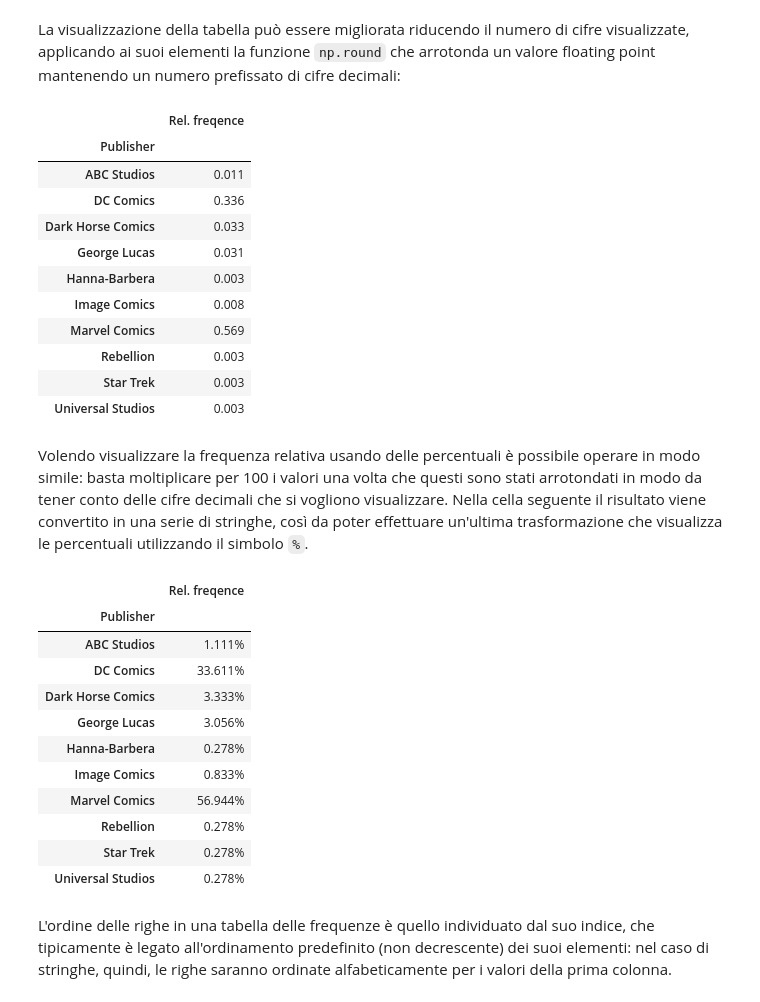
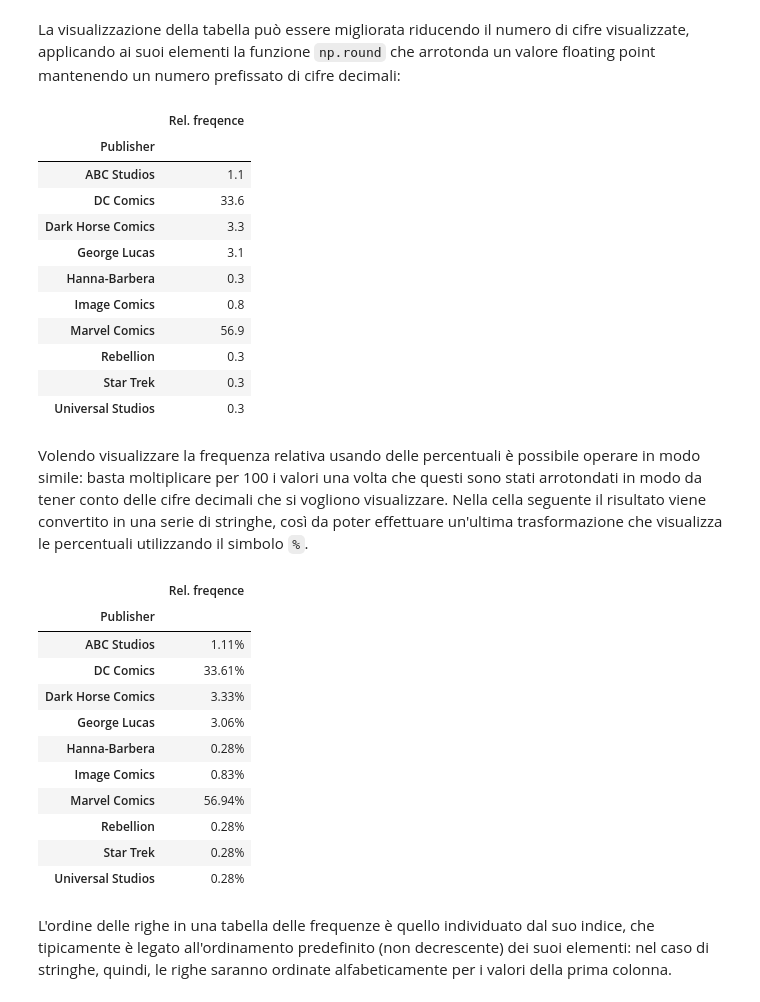
Before and after one commit to dariomalchiodi/superhero-datascience, a Jupyter notebook: content/L03-Dati_e_frequenze.ipynb, the cells around one changed output. Drawn from its saved outputs; the diff is of its cells as text; code cells hidden in the pictures.

```diff
--- a/content/L03-Dati_e_frequenze.ipynb
+++ b/content/L03-Dati_e_frequenze.ipynb
@@ -168,39 +179,39 @@ publisher_rel_freq
 # %% [markdown]
 La visualizzazione della tabella può essere migliorata riducendo il numero di cifre visualizzate, applicando ai suoi elementi la funzione `np.round` che arrotonda un valore floating point mantenendo un numero prefissato di cifre decimali:
 # %%
-publisher_rel_freq.apply(lambda p: np.round(p, 3))
+publisher_rel_freq.apply(lambda p: 100 * np.round(p, 3))
 # %% [output]
 |  | Rel. freqence |
 | Publisher |  |
-| ABC Studios | 0.011 |
-| DC Comics | 0.336 |
-| Dark Horse Comics | 0.033 |
-| George Lucas | 0.031 |
-| Hanna-Barbera | 0.003 |
-| Image Comics | 0.008 |
-| Marvel Comics | 0.569 |
-| Rebellion | 0.003 |
-| Star Trek | 0.003 |
-| Universal Studios | 0.003 |
+| ABC Studios | 1.1 |
+| DC Comics | 33.6 |
+| Dark Horse Comics | 3.3 |
+| George Lucas | 3.1 |
+| Hanna-Barbera | 0.3 |
+| Image Comics | 0.8 |
+| Marvel Comics | 56.9 |
+| Rebellion | 0.3 |
+| Star Trek | 0.3 |
+| Universal Studios | 0.3 |
 # %% [markdown]
 Volendo visualizzare la frequenza relativa usando delle percentuali è possibile operare in modo simile: basta moltiplicare per 100 i valori una volta che questi sono stati arrotondati in modo da tener conto delle cifre decimali che si vogliono visualizzare. Nella cella seguente il risultato viene convertito in una serie di stringhe, così da poter effettuare un'ultima trasformazione che visualizza le percentuali utilizzando il simbolo `%`.
 # %%
-(publisher_rel_freq.apply(lambda p: np.round(100*p, 3))
+(publisher_rel_freq.apply(lambda p: np.round(100*p, 2))
                    .astype(str)
                    .apply(lambda s: s + '%'))
 # %% [output]
 |  | Rel. freqence |
 | Publisher |  |
-| ABC Studios | 1.111% |
-| DC Comics | 33.611% |
-| Dark Horse Comics | 3.333% |
-| George Lucas | 3.056% |
-| Hanna-Barbera | 0.278% |
-| Image Comics | 0.833% |
-| Marvel Comics | 56.944% |
-| Rebellion | 0.278% |
-| Star Trek | 0.278% |
-| Universal Studios | 0.278% |
+| ABC Studios | 1.11% |
+| DC Comics | 33.61% |
+| Dark Horse Comics | 3.33% |
+| George Lucas | 3.06% |
+| Hanna-Barbera | 0.28% |
+| Image Comics | 0.83% |
+| Marvel Comics | 56.94% |
+| Rebellion | 0.28% |
+| Star Trek | 0.28% |
+| Universal Studios | 0.28% |
 # %% [markdown]
 L'ordine delle righe in una tabella delle frequenze è quello individuato dal suo indice, che tipicamente è legato all'ordinamento predefinito (non decrescente) dei suoi elementi: nel caso di stringhe, quindi, le righe saranno ordinate alfabeticamente per i valori della prima colonna.
 # %%
```
Also changed, not shown: parts of 13 cells of this notebook.
